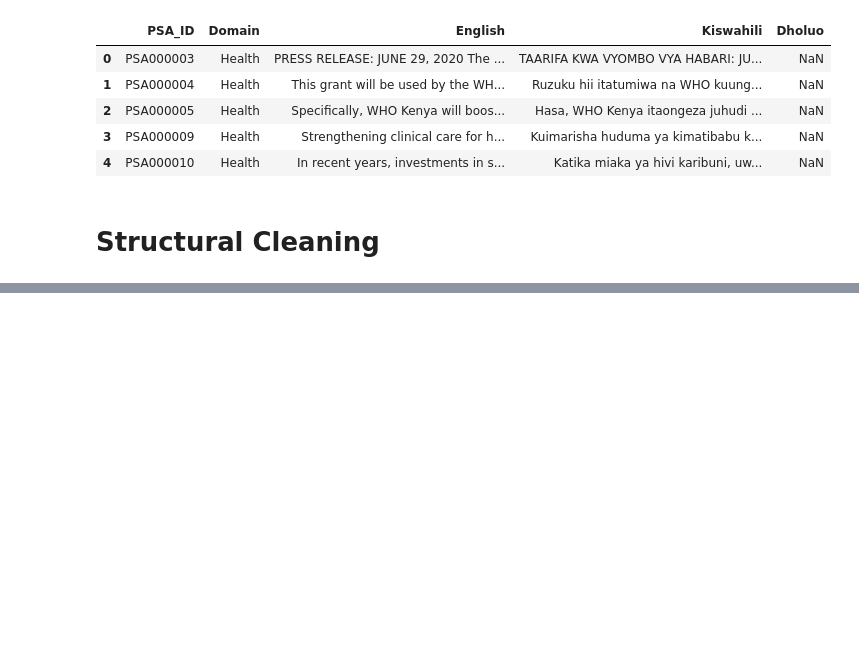
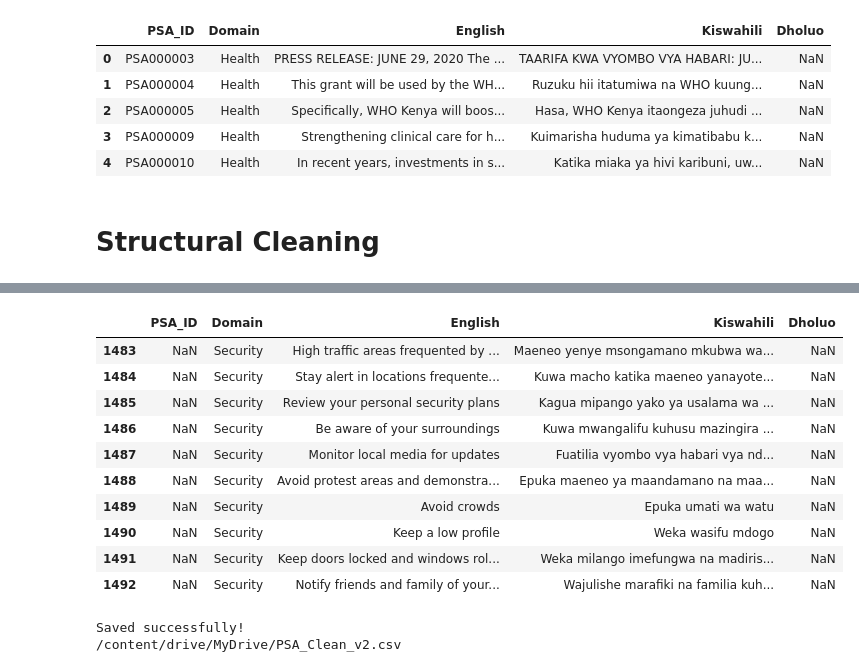
Before and after one commit to Ilham-sy/psa-nlp-project, a Jupyter notebook: NLP_GRP_PRJ.ipynb, the cells around one changed output, grey strips where cells are left out. Drawn from its saved outputs; the diff is of its cells as text; code cells hidden in the pictures; blank space fills up the shorter version.

Commit message:
Data cleaning

```diff
--- a/NLP_GRP_PRJ.ipynb
+++ b/NLP_GRP_PRJ.ipynb
@@ -175,0 +263,22 @@ Saved as: /content/drive/MyDrive/PSA_Clean_v1.csv
+# %%
+for col in TEXT_COLS:
+
+    if col in df.columns:
+
+        df[col] = df[col].apply(clean_text)
+# %%
+# Remove empty English rows
+df = df[
+    df["English"].notna()
+]
+
+df = df[
+    df["English"].str.strip() != ""
+]
+# %%
+# Remove duplicate rows
+before = len(df)
+
+df = df.drop_duplicates()
+
+print("Duplicates removed:", before-len(df))
@@ -175,0 +287,3 @@ Saved as: /content/drive/MyDrive/PSA_Clean_v1.csv
+# %%
+# Reset index
+df = df.reset_index(drop=True)
@@ -175,0 +313,29 @@ Saved as: /content/drive/MyDrive/PSA_Clean_v1.csv
+# %%
+df[df["PSA_ID"].isna()].head(10)
+# %% [output]
+|  | PSA_ID | Domain | English | Kiswahili | Dholuo |
+| 1483 | NaN | Security | High traffic areas frequented by ... | Maeneo yenye msongamano mkubwa wa... | NaN |
+| 1484 | NaN | Security | Stay alert in locations frequente... | Kuwa macho katika maeneo yanayote... | NaN |
+| 1485 | NaN | Security | Review your personal security plans | Kagua mipango yako ya usalama wa ... | NaN |
+| 1486 | NaN | Security | Be aware of your surroundings | Kuwa mwangalifu kuhusu mazingira ... | NaN |
+| 1487 | NaN | Security | Monitor local media for updates | Fuatilia vyombo vya habari vya nd... | NaN |
+| 1488 | NaN | Security | Avoid protest areas and demonstra... | Epuka maeneo ya maandamano na maa... | NaN |
+| 1489 | NaN | Security | Avoid crowds | Epuka umati wa watu | NaN |
+| 1490 | NaN | Security | Keep a low profile | Weka wasifu mdogo | NaN |
+| 1491 | NaN | Security | Keep doors locked and windows rol... | Weka milango imefungwa na madiris... | NaN |
+| 1492 | NaN | Security | Notify friends and family of your... | Wajulishe marafiki na familia kuh... | NaN |
+# %%
+output_path="/content/drive/MyDrive/PSA_Clean_v2.csv"
+
+df.to_csv(
+    output_path,
+    index=False,
+    encoding="utf-8-sig"
+)
+
+print("Saved successfully!")
+
+print(output_path)
+# %% [output]
+Saved successfully!
+/content/drive/MyDrive/PSA_Clean_v2.csv
```
Also changed, not shown: parts of 10 cells of this notebook.
